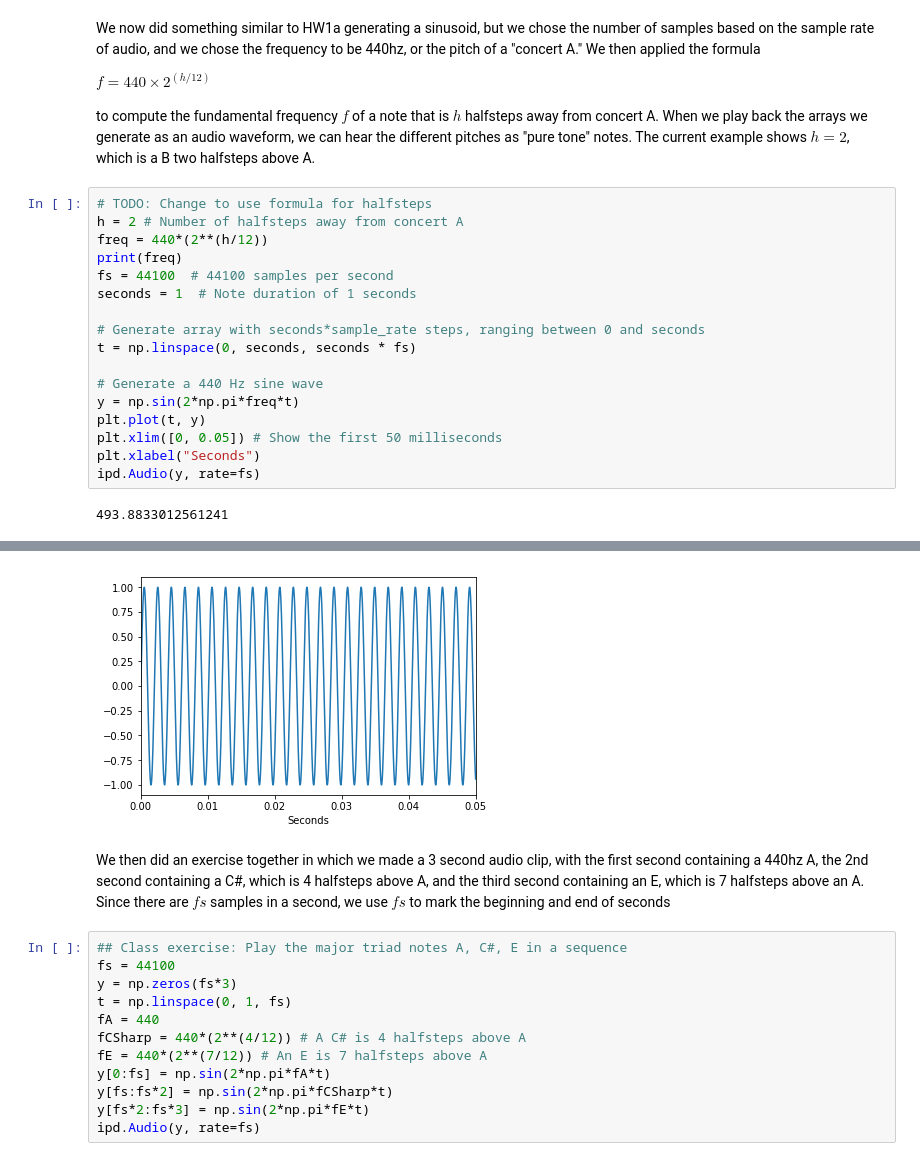
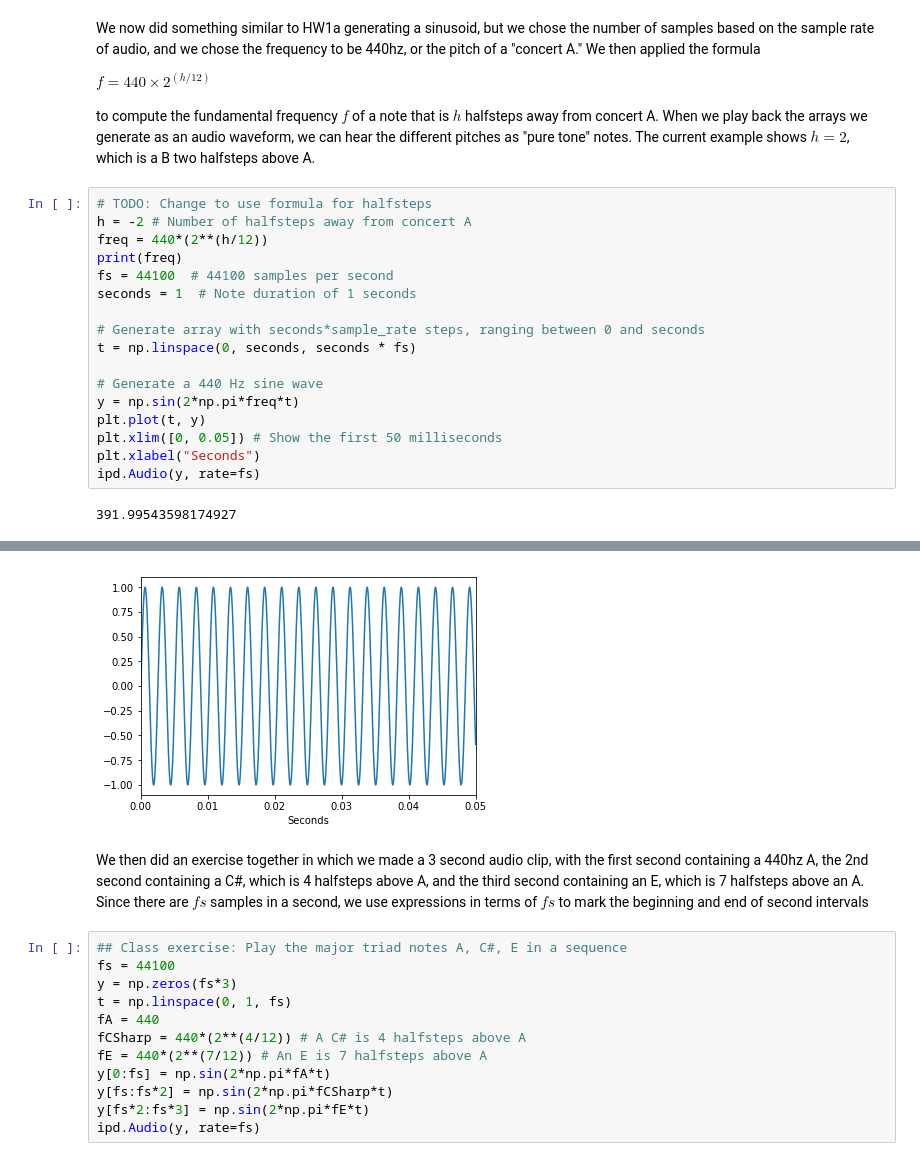
Before and after one commit to Ursinus-IDS301-S2020/Week2Class, a Jupyter notebook: Week2_Audio.ipynb, the cells around one changed output, grey strips where cells are left out. Drawn from its saved outputs; the diff is of its cells as text.

```diff
--- a/Week2_Audio.ipynb
+++ b/Week2_Audio.ipynb
@@ -67,27 +67,27 @@ $ f = 440 \times 2^{(h/12)} $
 to compute the fundamental frequency $f$ of a note that is $h$ halfsteps away from concert A.  When we play back the arrays we generate as an audio waveform, we can hear the different pitches as "pure tone" notes.  The current example shows $h=2$, which is a B two halfsteps above A.
 # %%
 # TODO: Change to use formula for halfsteps
-h = 2 # Number of halfsteps away from concert A
+h = -2 # Number of halfsteps away from concert A
 freq = 440*(2**(h/12))
 print(freq)
 fs = 44100  # 44100 samples per second
 seconds = 1  # Note duration of 1 seconds
 
 # Generate array with seconds*sample_rate steps, ranging between 0 and seconds
 t = np.linspace(0, seconds, seconds * fs)
 
 # Generate a 440 Hz sine wave
 y = np.sin(2*np.pi*freq*t)
 plt.plot(t, y)
 plt.xlim([0, 0.05]) # Show the first 50 milliseconds
 plt.xlabel("Seconds")
 ipd.Audio(y, rate=fs)
 # %% [output]
-493.8833012561241
+391.99543598174927
 [interactive output not drawn]
-[figure, old version]
+[figure, new version]
 # %% [markdown]
-We then did an exercise together in which we made a 3 second audio clip, with the first second containing a 440hz A, the 2nd second containing a C#, which is 4 halfsteps above A, and the third second containing an E, which is 7 halfsteps above an A.  Since there are $fs$ samples in a second, we use $fs$ to mark the beginning and end of seconds
+We then did an exercise together in which we made a 3 second audio clip, with the first second containing a 440hz A, the 2nd second containing a C#, which is 4 halfsteps above A, and the third second containing an E, which is 7 halfsteps above an A.  Since there are $fs$ samples in a second, we use expressions in terms of $fs$ to mark the beginning and end of second intervals
 # %%
 ## Class exercise: Play the major triad notes A, C#, E in a sequence
 fs = 44100
```
Also changed, not shown: parts of 23 cells of this notebook, 1 other file.
